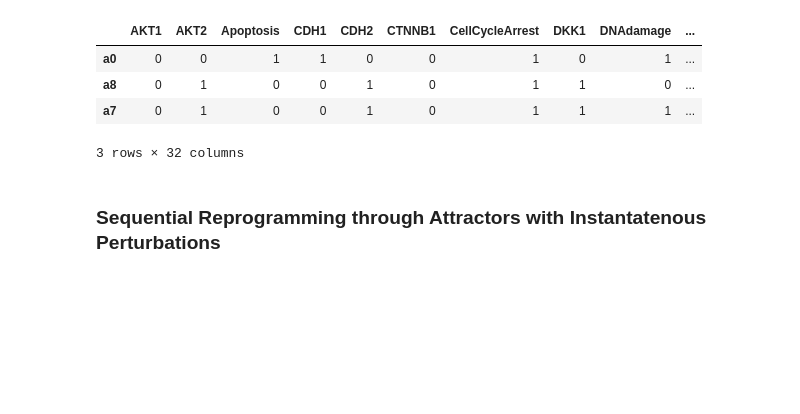
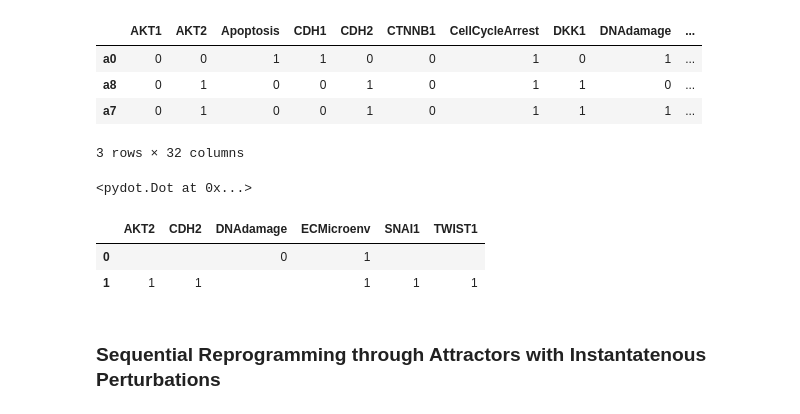
Before and after one commit to algorecell/cabean-python, a Jupyter notebook: examples/Tumour invasion.ipynb, the cells around one changed output. Cells and saved outputs as stored; diff of their text form; code cells hidden in the pictures; blank space fills up the shorter version.

Commit message:
show as_table examples

```diff
--- a/examples/Tumour invasion.ipynb
+++ b/examples/Tumour invasion.ipynb
@@ -68,6 +68,16 @@ s.aliases
 | a8 | 0 | 1 | 0 | 0 | 1 | 0 | 1 | 1 | 0 | ... |
 | a7 | 0 | 1 | 0 | 0 | 1 | 0 | 1 | 1 | 1 | ... |
 3 rows × 32 columns
+# %%
+s.as_graph()
+# %% [output]
+<pydot.Dot at 0x...>
+# %%
+s.as_table()
+# %% [output]
+|  | AKT2 | CDH2 | DNAdamage | ECMicroenv | SNAI1 | TWIST1 |
+| 0 |  |  | 0 | 1 |  |  |
+| 1 | 1 | 1 |  | 1 | 1 | 1 |
 # %% [markdown]
 ### Sequential Reprogramming through Attractors with Instantatenous Perturbations
 # %%
```
Also changed, not shown: parts of 4 cells of this notebook.
